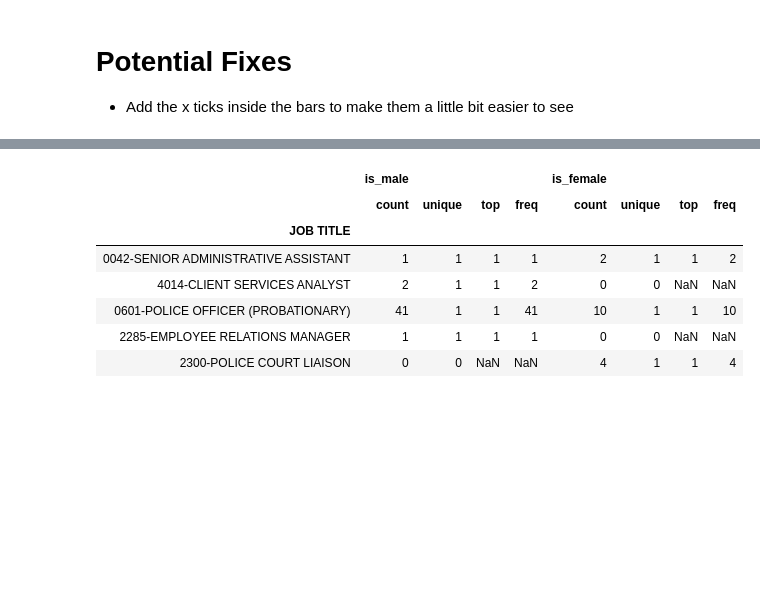
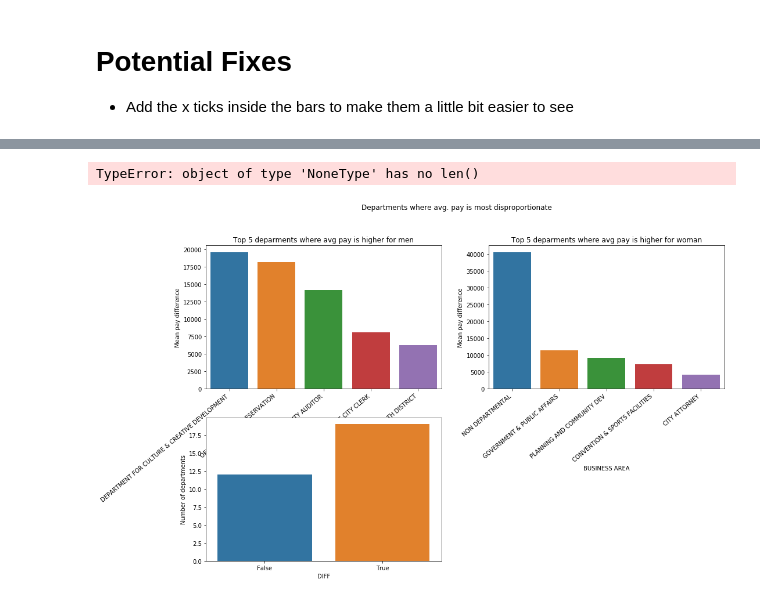
Before and after one commit to guedanie/SA-CITY-DATA, a Jupyter notebook: FY16_sa_city_compensation.ipynb, the cells around one changed output, grey strips where cells are left out. Cells and saved outputs as stored; diff of their text form; code cells hidden in the pictures; blank space fills up the shorter version.

Commit message:
Found mean salary in gender for individuals with the same position

```diff
--- a/FY16_sa_city_compensation.ipynb
+++ b/FY16_sa_city_compensation.ipynb
@@ -306,11 +290,39 @@ count_emp_pol.loc[count_emp_pol['GENDER'] == "MALE", 'is_male'] = '1'
-# %%
-count_emp_pol.groupby("JOB TITLE")["is_male", "is_female"].describe().sample(5)
-# %% [output]
-|  | is_male |  |  |  | is_female |  |  |  |
-|  | count | unique | top | freq | count | unique | top | freq |
-| JOB TITLE |  |  |  |  |  |  |  |  |
-| 0042-SENIOR ADMINISTRATIVE ASSISTANT | 1 | 1 | 1 | 1 | 2 | 1 | 1 | 2 |
-| 4014-CLIENT SERVICES ANALYST | 2 | 1 | 1 | 2 | 0 | 0 | NaN | NaN |
-| 0601-POLICE OFFICER (PROBATIONARY) | 41 | 1 | 1 | 41 | 10 | 1 | 1 | 10 |
-| 2285-EMPLOYEE RELATIONS MANAGER | 1 | 1 | 1 | 1 | 0 | 0 | NaN | NaN |
-| 2300-POLICE COURT LIAISON | 0 | 0 | NaN | NaN | 4 | 1 | 1 | 4 |
+# %%
+jobs = city_data.pivot_table('FY16 TOTAL COMPENSATION9', ["BUSINESS AREA", "JOB TITLE"], "GENDER")
+# %%
+mean = jobs.groupby("BUSINESS AREA").mean()
+# %%
+mean = mean.assign(DIFF = mean["MALE"] - mean["FEMALE"]).sort_values(by="DIFF")
+# %%
+top_5 = mean.nlargest(5, "DIFF")
+
+bottom_5 = mean.nsmallest(5,"DIFF")
+
+plt.figure(figsize=(16,10))
+plt.suptitle("Departments where avg. pay is most disproportionate")
+
+plt.subplot(221)
+sns.barplot(data=top_5, x=top_5.index, y="DIFF")
+plt.xticks(rotation=40, ha="right")
+plt.title("Top 5 deparments where avg pay is higher for men")
+plt.ylabel("Mean pay difference")
+
+
+plt.subplot(222)
+sns.barplot(data=bottom_5, x=bottom_5.index, y=bottom_5["DIFF"].abs())
+plt.xticks(rotation=40, ha="right")
+plt.title("Top 5 deparments where avg pay is higher for woman")
+plt.ylabel("Mean pay difference")
+
+plt.subplot(223)
+sns.countplot(data=cnt, x=cnt.index)
+plt.ylabel("Number of departments")
+plt.xticks(labels=["Mean pay higher for women", "Mean pay higher for men"])
+
+
+
+
+plt.subplots_adjust(hspace=.4)
+# %% [output]
+TypeError: object of type 'NoneType' has no len()
+[figure, added]
```
Also changed, not shown: parts of 7 cells of this notebook.
